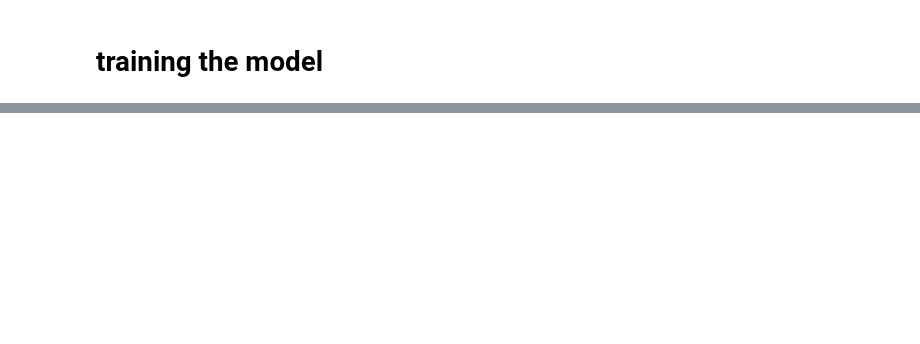
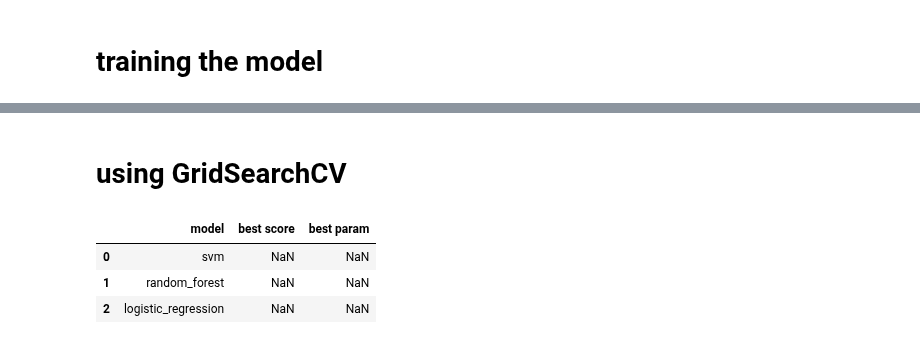
Before and after one commit to taslimmuhammed/celebrity_image_classification, a Jupyter notebook: model/image_classification.ipynb, the cells around one changed output, grey strips where cells are left out. Drawn from its saved outputs; the diff is of its cells as text; code cells hidden in the pictures; blank space fills up the shorter version.

Commit message:
model gridsearch cv

```diff
--- a/model/image_classification.ipynb
+++ b/model/image_classification.ipynb
@@ -131,0 +143,5 @@ y[0]
+# %%
+X_train, X_test, y_train, y_test = train_test_split(X,y,test_size=0.1, random_state=0)
+pipe = Pipeline([("scaler", StandardScaler()), ("svc", SVC(kernel="rbf", C=10))])
+pipe.fit(X_train, y_train)
+pipe.score(X_test, y_test)
@@ -131,0 +167,47 @@ y[0]
+# %% [markdown]
+# using GridSearchCV
+# %%
+model_params = {
+    'svm': {
+        'model': svm.SVC(gamma='auto',probability=True),
+        'params' : {
+            'svc__C': [1,10,100,1000],
+            'svc__kernel': ['rbf','linear']
+        }
+    },
+    'random_forest': {
+        'model': RandomForestClassifier(),
+        'params' : {
+            'randomforestclassifier__n_estimators': [1,5,10]
+        }
+    },
+    'logistic_regression' : {
+        'model': LogisticRegression(solver='liblinear',multi_class='auto'),
+        'params': {
+            'logisticregression__C': [1,5,10]
+        }
+    }
+}
+# %%
+scores = []
+best_estimator = {}
+import pandas as pd
+for algo, mp in model_params.items():
+    pipe = make_pipeline(StandardScaler(), mp["model"])
+    clf = GridSearchCV(pipe, mp["params"], cv=5, return_train_score=False)
+    clf.fit(X_train, y_train)
+    scores.append({
+        "model":algo,
+        "best_score":clf.best_score_,
+        "best_params":clf.best_params_
+    })
+    best_estimator[algo] = clf.best_estimator_
+
+
+# df = pd.DataFrame(scores, columns = ["model","best score", "best param"])
+# df
+# %% [output]
+|  | model | best score | best param |
+| 0 | svm | NaN | NaN |
+| 1 | random_forest | NaN | NaN |
+| 2 | logistic_regression | NaN | NaN |
```
Also changed, not shown: parts of 5 cells of this notebook.
